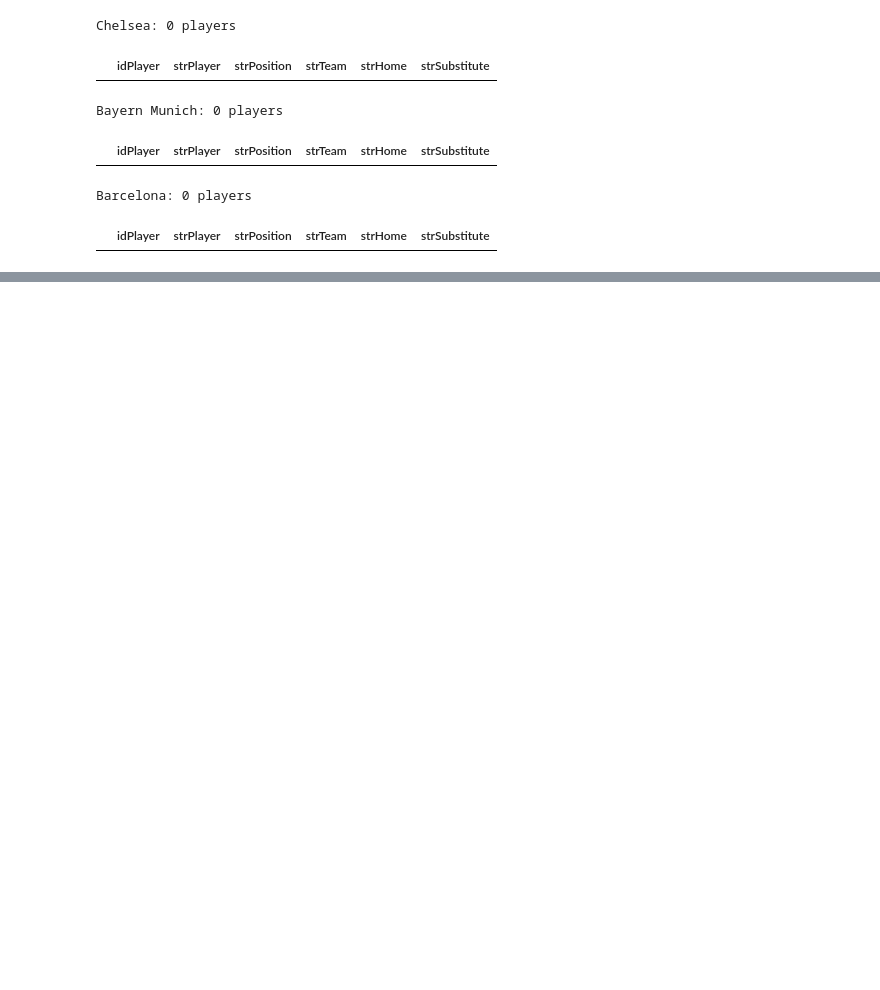
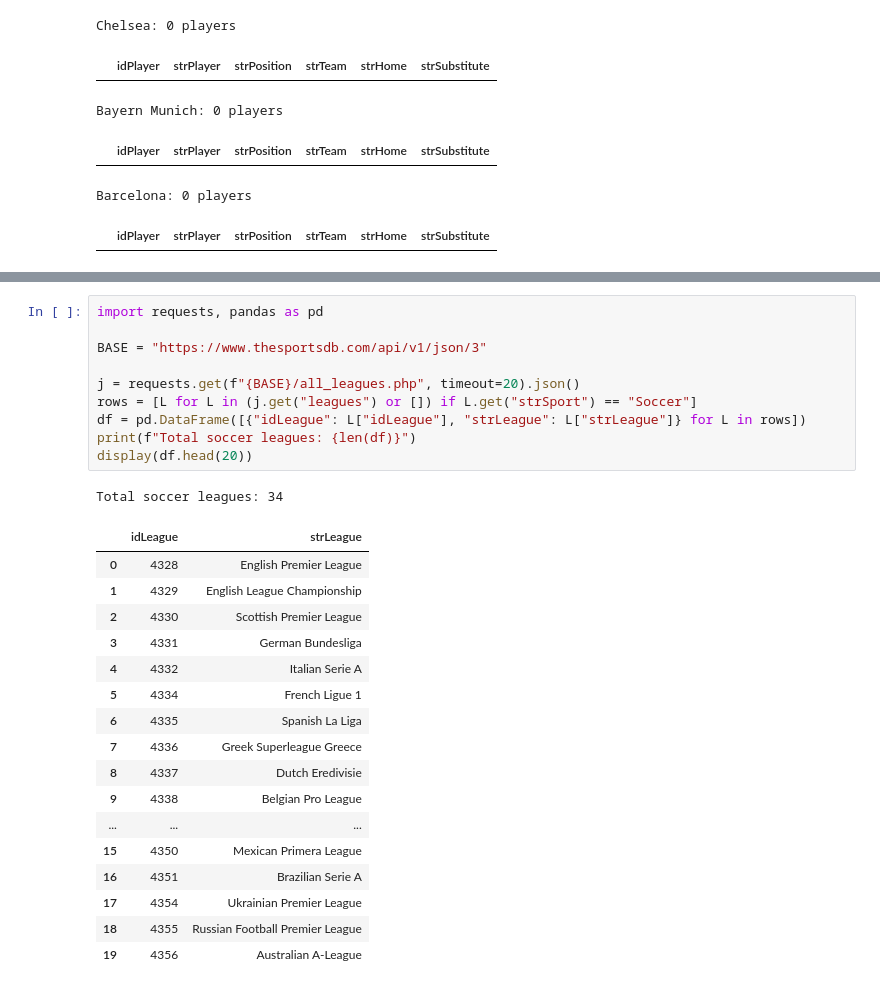
Before and after one commit to SYNCODE-SLIIT/Sports-Analysis, a Jupyter notebook: sports-ai/notebooks/collectorTest.ipynb, the cells around one changed output, grey strips where cells are left out. Cells and saved outputs as stored; diff of their text form; blank space fills up the shorter version.

```diff
--- a/sports-ai/notebooks/collectorTest.ipynb
+++ b/sports-ai/notebooks/collectorTest.ipynb
@@ -655,0 +759,29 @@ NameError: name 'players_df' is not defined
+# %%
+import requests, pandas as pd
+
+BASE = "https://www.thesportsdb.com/api/v1/json/3"
+
+j = requests.get(f"{BASE}/all_leagues.php", timeout=20).json()
+rows = [L for L in (j.get("leagues") or []) if L.get("strSport") == "Soccer"]
+df = pd.DataFrame([{"idLeague": L["idLeague"], "strLeague": L["strLeague"]} for L in rows])
+print(f"Total soccer leagues: {len(df)}")
+display(df.head(20))
+# %% [output]
+Total soccer leagues: 34
+|  | idLeague | strLeague |
+| 0 | 4328 | English Premier League |
+| 1 | 4329 | English League Championship |
+| 2 | 4330 | Scottish Premier League |
+| 3 | 4331 | German Bundesliga |
+| 4 | 4332 | Italian Serie A |
+| 5 | 4334 | French Ligue 1 |
+| 6 | 4335 | Spanish La Liga |
+| 7 | 4336 | Greek Superleague Greece |
+| 8 | 4337 | Dutch Eredivisie |
+| 9 | 4338 | Belgian Pro League |
+| ... | ... | ... |
+| 15 | 4350 | Mexican Primera League |
+| 16 | 4351 | Brazilian Serie A |
+| 17 | 4354 | Ukrainian Premier League |
+| 18 | 4355 | Russian Football Premier League |
+| 19 | 4356 | Australian A-League |
```
Also changed, not shown: parts of 8 cells of this notebook, 6 other files.
